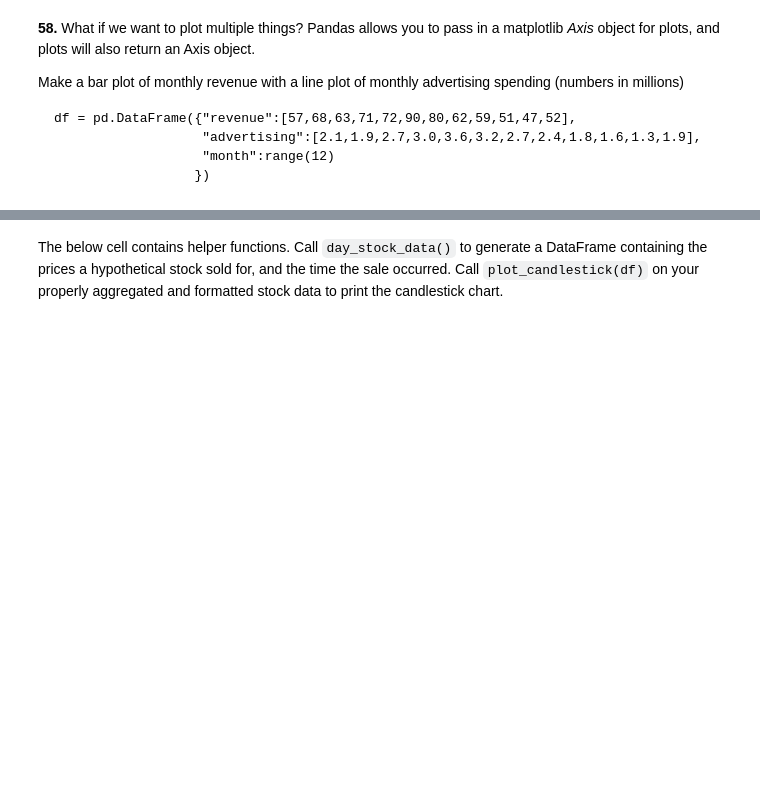
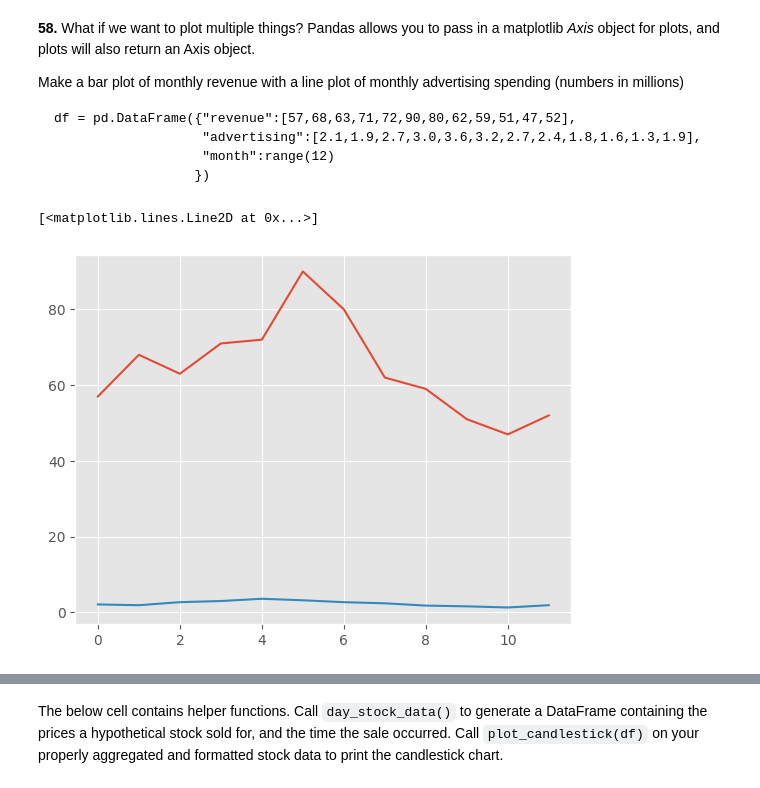
Before and after one commit to Mimo-Liu/100-pandas-puzzles, a Jupyter notebook: 100-pandas-puzzles_max_version.ipynb, the cells around one changed output, grey strips where cells are left out. Drawn from its saved outputs; the diff is of its cells as text; code cells hidden in the pictures; blank space fills up the shorter version.

````diff
--- a/100-pandas-puzzles_max_version.ipynb
+++ b/100-pandas-puzzles_max_version.ipynb
@@ -1426,3 +1455,14 @@ df = pd.DataFrame({"revenue":[57,68,63,71,72,90,80,62,59,51,47,52],
                    "month":range(12)
                   })
 ```
+# %%
+df = pd.DataFrame({"revenue":[57,68,63,71,72,90,80,62,59,51,47,52],
+                   "advertising":[2.1,1.9,2.7,3.0,3.6,3.2,2.7,2.4,1.8,1.6,1.3,1.9],
+                   "month":range(12)
+                  })
+# %%
+plt.plot(df['month'],df['revenue'],label = 'Revenue')
+plt.plot(df['month'],df['advertising'],label = 'Advertising')
+# %% [output]
+[<matplotlib.lines.Line2D at 0x...>]
+[figure, added]
````
Also changed, not shown: parts of 7 cells of this notebook.
